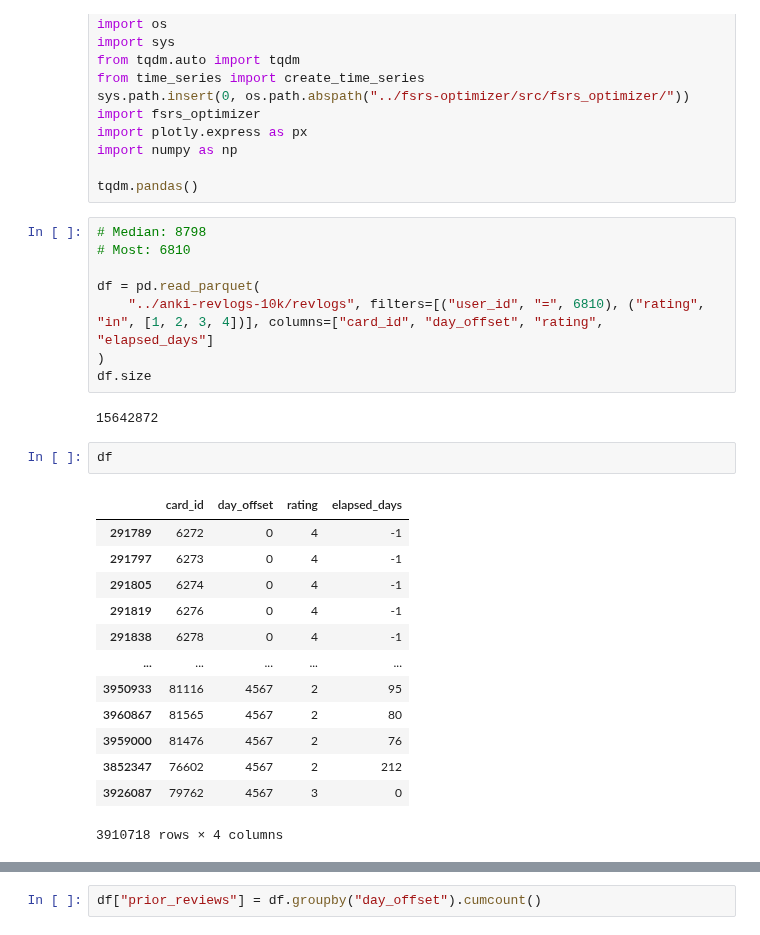
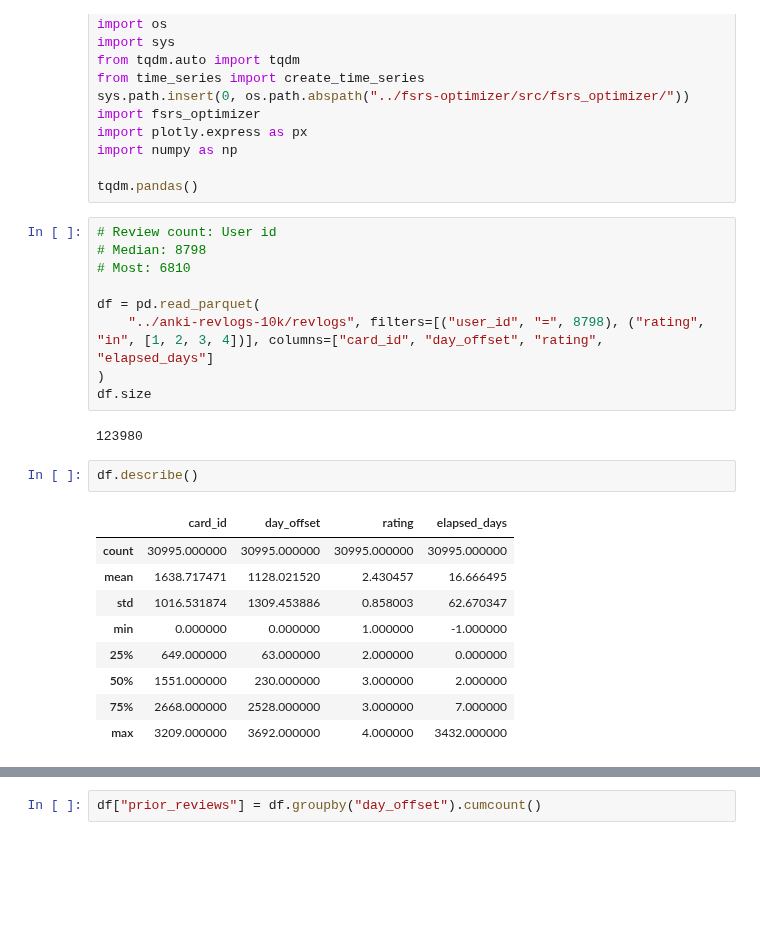
Before and after one commit to Luc-Mcgrady/anki-10k-notebooks, a Jupyter notebook: fatigue.ipynb, the cells around one changed output, grey strips where cells are left out. Saved outputs shown, nothing was run; the diff lists cells and outputs as text; blank space fills up the shorter version.

```diff
--- a/fatigue.ipynb
+++ b/fatigue.ipynb
@@ -13,31 +13,28 @@ import numpy as np
 
 tqdm.pandas()
 # %%
+# Review count: User id
 # Median: 8798
 # Most: 6810
 
 df = pd.read_parquet(
-    "../anki-revlogs-10k/revlogs", filters=[("user_id", "=", 6810), ("rating", "in", [1, 2, 3, 4])], columns=["card_id", "day_offset", "rating", "elapsed_days"]
+    "../anki-revlogs-10k/revlogs", filters=[("user_id", "=", 8798), ("rating", "in", [1, 2, 3, 4])], columns=["card_id", "day_offset", "rating", "elapsed_days"]
 )
 df.size
 # %% [output]
-15642872
+123980
 # %%
-df
+df.describe()
 # %% [output]
 |  | card_id | day_offset | rating | elapsed_days |
-| 291789 | 6272 | 0 | 4 | -1 |
-| 291797 | 6273 | 0 | 4 | -1 |
-| 291805 | 6274 | 0 | 4 | -1 |
-| 291819 | 6276 | 0 | 4 | -1 |
-| 291838 | 6278 | 0 | 4 | -1 |
-| ... | ... | ... | ... | ... |
-| 3950933 | 81116 | 4567 | 2 | 95 |
-| 3960867 | 81565 | 4567 | 2 | 80 |
-| 3959000 | 81476 | 4567 | 2 | 76 |
-| 3852347 | 76602 | 4567 | 2 | 212 |
-| 3926087 | 79762 | 4567 | 3 | 0 |
+| count | 30995.000000 | 30995.000000 | 30995.000000 | 30995.000000 |
+| mean | 1638.717471 | 1128.021520 | 2.430457 | 16.666495 |
+| std | 1016.531874 | 1309.453886 | 0.858003 | 62.670347 |
+| min | 0.000000 | 0.000000 | 1.000000 | -1.000000 |
+| 25% | 649.000000 | 63.000000 | 2.000000 | 0.000000 |
+| 50% | 1551.000000 | 230.000000 | 3.000000 | 2.000000 |
+| 75% | 2668.000000 | 2528.000000 | 3.000000 | 7.000000 |
+| max | 3209.000000 | 3692.000000 | 4.000000 | 3432.000000 |
-3910718 rows × 4 columns
 # %%
 df[df["card_id"] == 230]
 # %% [output]
```
Also changed, not shown: parts of 5 cells of this notebook.
